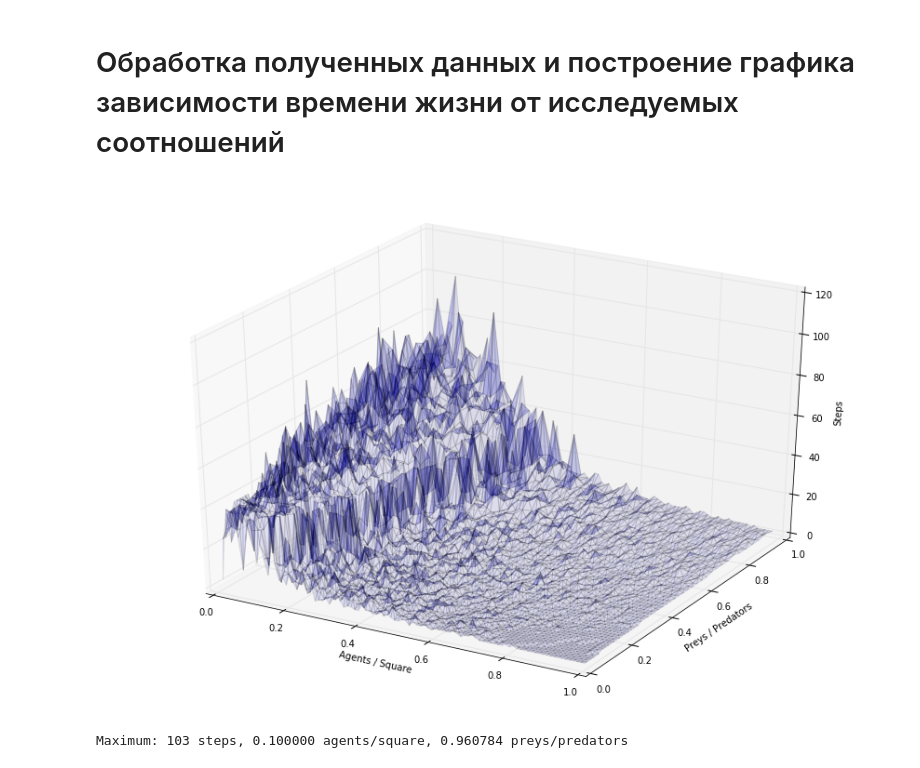
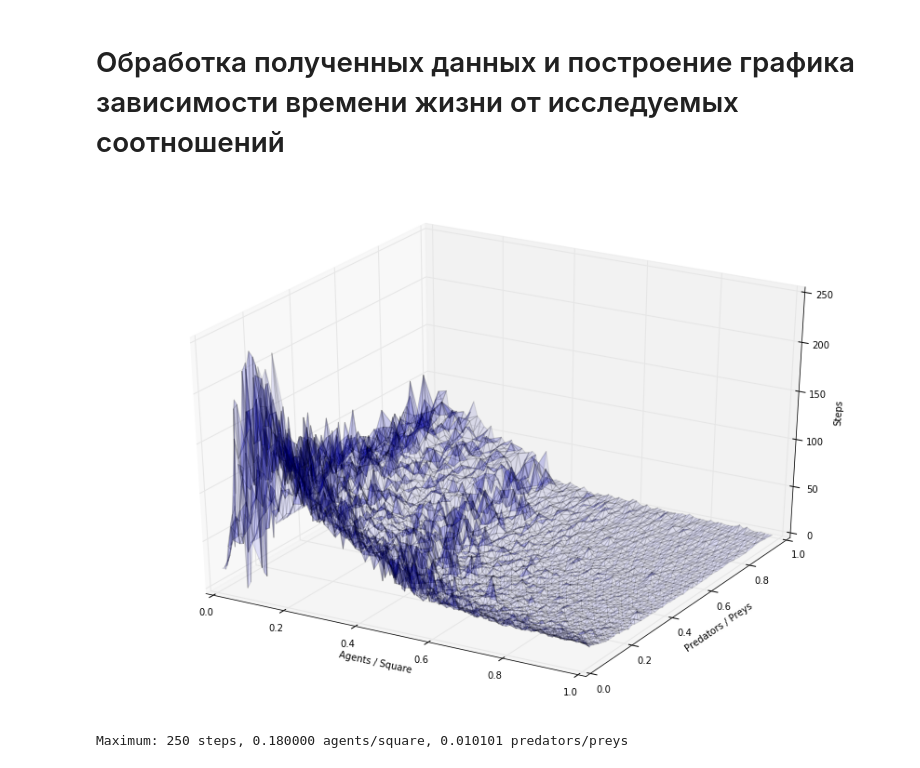
Before and after one commit to Zhuikov/predator-prey, a Jupyter notebook: notebooks/ModelLaunchExample.ipynb, the cells around one changed output. Cells and saved outputs as stored; diff of their text form; code cells hidden in the pictures.

```diff
--- a/notebooks/ModelLaunchExample.ipynb
+++ b/notebooks/ModelLaunchExample.ipynb
@@ -122,39 +130,68 @@ Maximum: 80.000000 steps, 0.080000 ratio
 # %%
-number = 100
 data = [[], [], []]
 
 for i in range(1, 1 + number):
-    for j in range(1, int(5000/number)):
-        x = (2 * (5000 / number) * i) / (100*100)
-        y = (j * i) / ((2 * 5000/number - j) * i)
-        s = start_model("S", 100, 100, j * i, (2 * 5000/number - j) * i, 123)
+    for j in range(1, int(square/(2 * number))):
+        x = i / number
+        y = (j * i) / ((square/number - j) * i)
+        s = start_model("S", height, width, (square/number - j) * i, j * i, seed)
         if s >= 0:
             data[0].append(x)
             data[1].append(y)
             data[2].append(s)
+# %%
+data1 = [[], [], []]
+
+for i in range(1, 1 + number):
+    for j in range(1, int(square/(2 * number))):
+        x = i / number
+        y = (j * i) / ((square/number - j) * i)
+        s = start_model("S", height, width, j * i, (square/number - j) * i, seed)
+        if s >= 0:
+            data1[0].append(x)
+            data1[1].append(y)
+            data1[2].append(s)
+# %%
+im_data = []
+
+for i in range(1, 1 + number):
+    lst = []
+    for j in range(1, int(square/(2 * number))):
+        s = start_model("S", height, width, (square/number - j) * i, j * i, seed)
+        lst.append(s)
+    im_data.append(lst)
+# %%
+im_data1 = []
+
+for i in range(1, 1 + number):
+    lst = []
+    for j in range(1, int(square/(2 * number))):
+        s = start_model("S", height, width, j * i, (square/number - j) * i, seed)
+        lst.append(s)
+    im_data1.append(lst)
 # %% [markdown]
 # Обработка полученных данных и построение графика зависимости времени жизни от исследуемых соотношений
 # %%
 from mpl_toolkits.mplot3d import Axes3D
 fig = plt.figure()
 fig.set_size_inches(15, 10)
 ax = fig.gca(projection='3d')
 ax.plot_trisurf(data[0], data[1], data[2], alpha=0.1)
 ax.set_xlabel('Agents / Square')
-ax.set_ylabel('Preys / Predators')
+ax.set_ylabel('Predators / Preys')
 ax.set_zlabel('Steps')
 plt.show()
 
 maximum = 0
 ratio1 = 0
 ratio2 = 0
 for i in range(0, len(data[2])):
     if data[2][i] > maximum:
         maximum = data[2][i]
         ratio1 = data[0][i]
         ratio2 = data[1][i]
 
-print(("Maximum: %i steps, %f agents/square, %f preys/predators") % (maximum, ratio1, ratio2))
+print(("Maximum: %i steps, %f agents/square, %f predators/preys") % (maximum, ratio1, ratio2))
 # %% [output]
-[figure, old version]
+[figure, new version]
-Maximum: 103 steps, 0.100000 agents/square, 0.960784 preys/predators
+Maximum: 250 steps, 0.180000 agents/square, 0.010101 predators/preys
```
Also changed, not shown: parts of 6 cells of this notebook.
